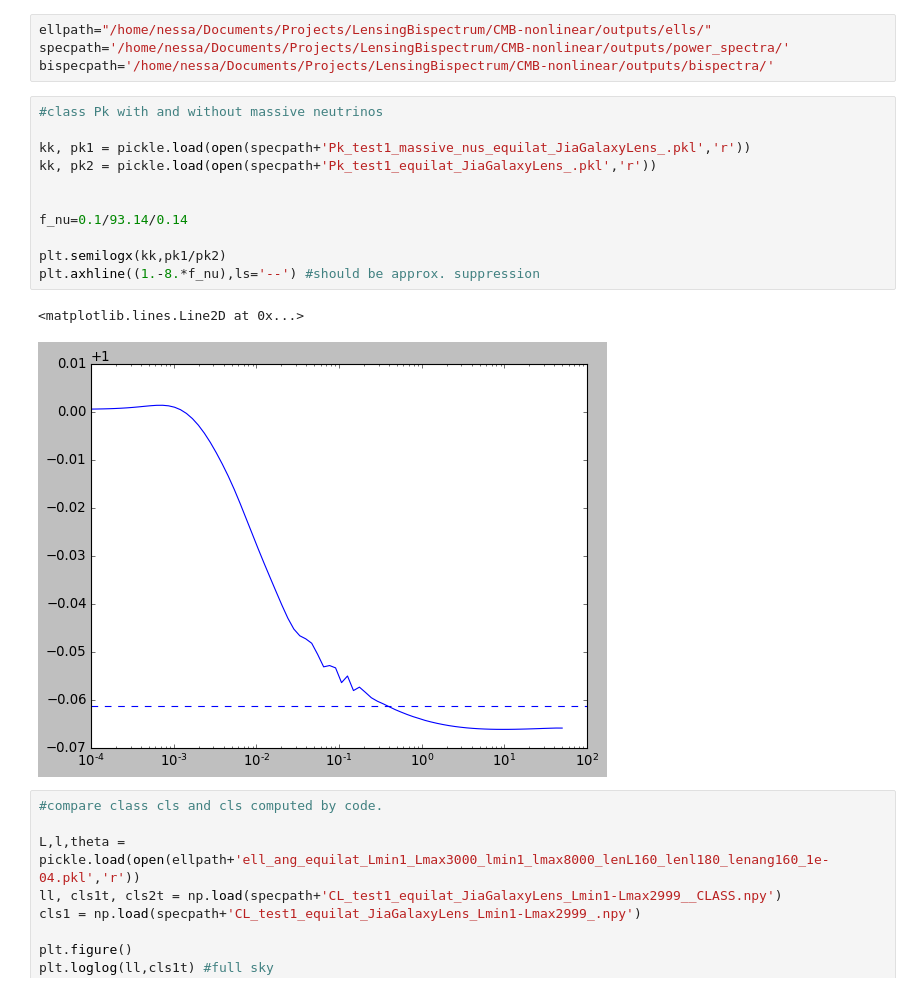
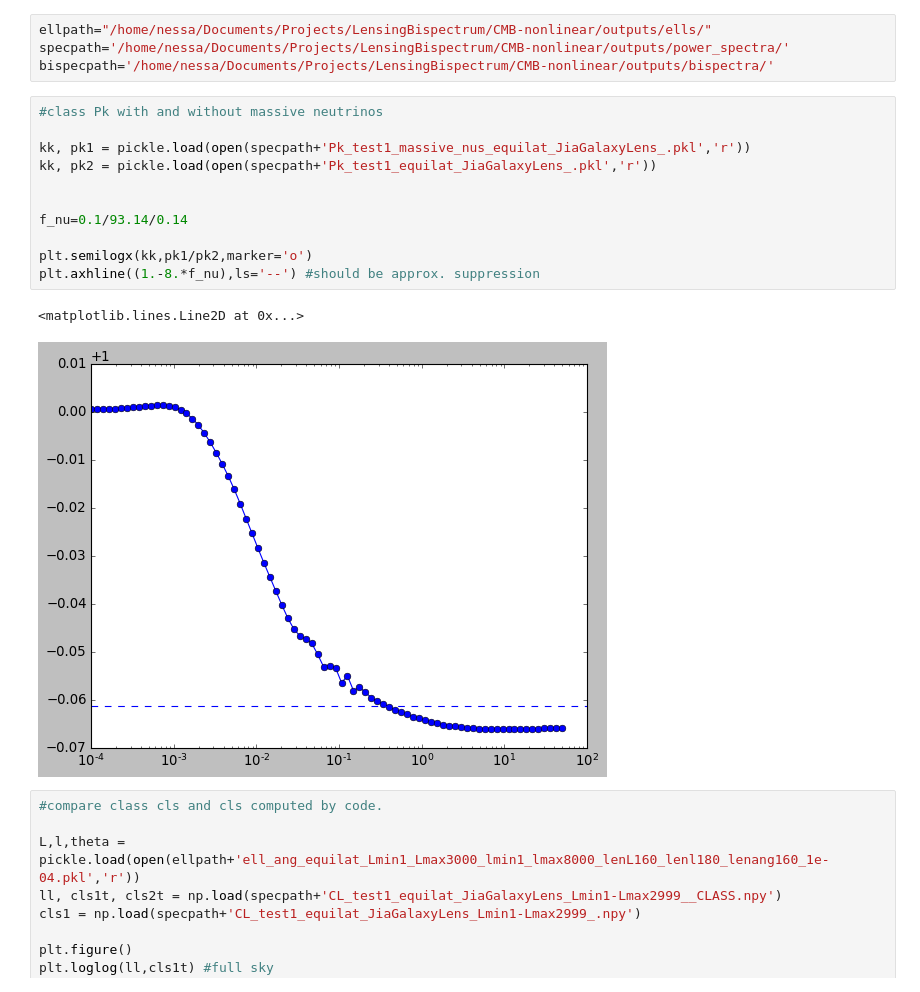
Before and after one commit to VMBoehm/BispectrumBias, a Jupyter notebook: TestBispectraGalLens-linearCase.ipynb, the cells around one changed output. Drawn from its saved outputs; the diff is of its cells as text.

```diff
--- a/TestBispectraGalLens-linearCase.ipynb
+++ b/TestBispectraGalLens-linearCase.ipynb
@@ -12,17 +12,17 @@ bispecpath='/home/nessa/Documents/Projects/LensingBispectrum/CMB-nonlinear/outpu
 # %%
 #class Pk with and without massive neutrinos
 
 kk, pk1 = pickle.load(open(specpath+'Pk_test1_massive_nus_equilat_JiaGalaxyLens_.pkl','r'))
 kk, pk2 = pickle.load(open(specpath+'Pk_test1_equilat_JiaGalaxyLens_.pkl','r'))
 
 
 f_nu=0.1/93.14/0.14
 
-plt.semilogx(kk,pk1/pk2)
+plt.semilogx(kk,pk1/pk2,marker='o')
 plt.axhline((1.-8.*f_nu),ls='--') #should be approx. suppression
 # %% [output]
 <matplotlib.lines.Line2D at 0x...>
-[figure, old version]
+[figure, new version]
 # %%
 #compare class cls and cls computed by code.
 
```
Also changed, not shown: parts of 1 cell of this notebook, 1 other file.
